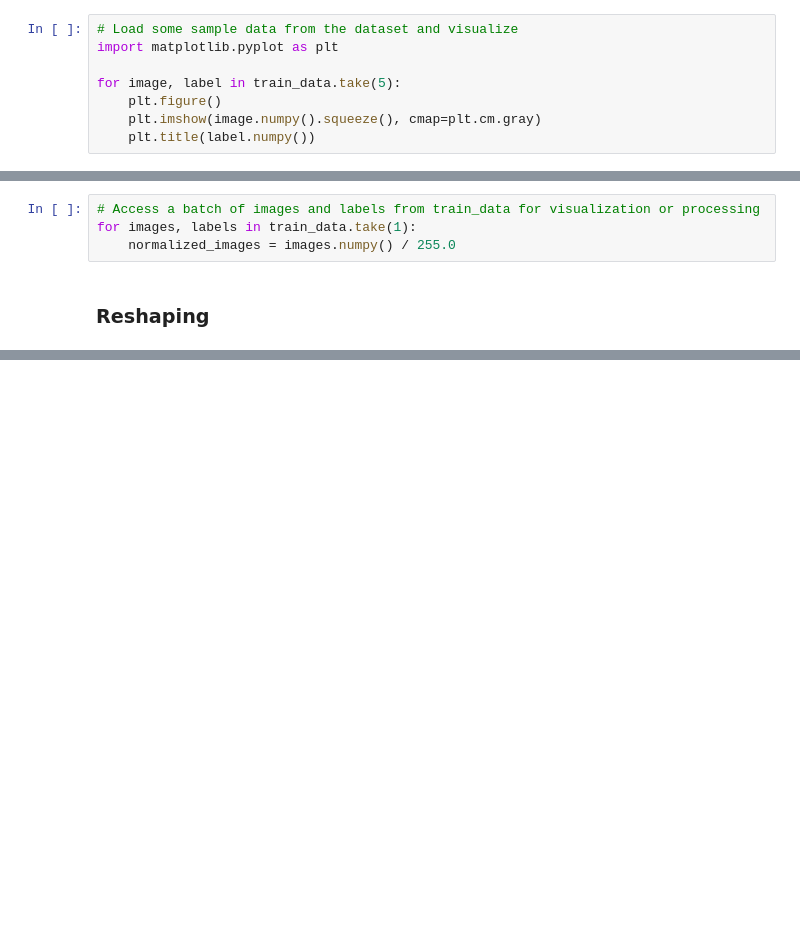
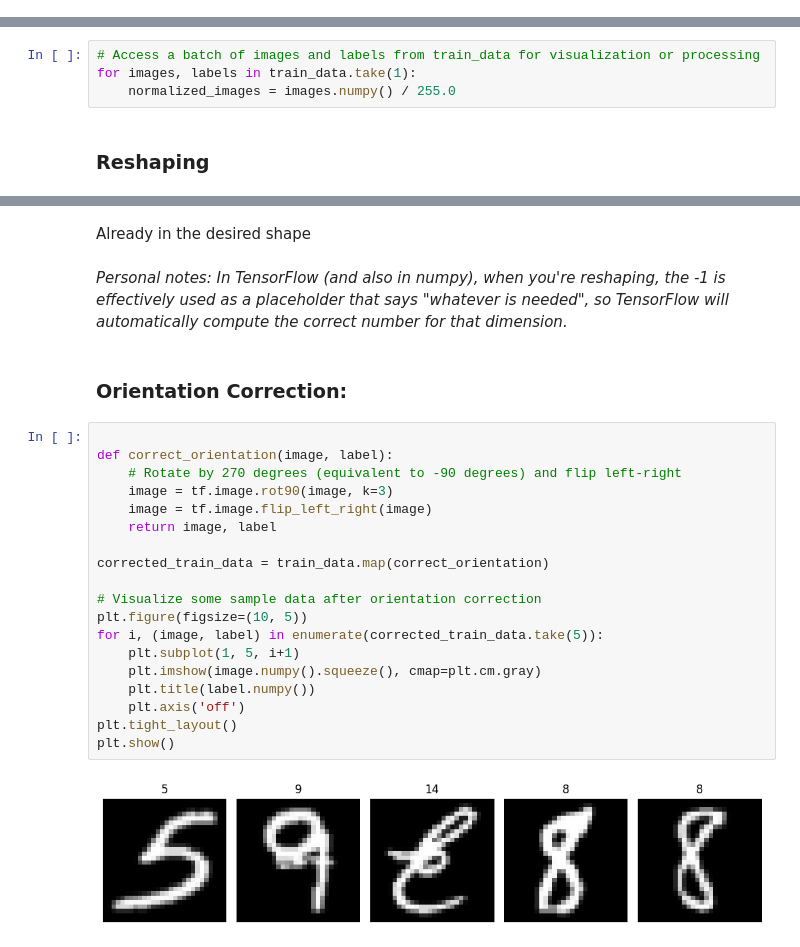
Before and after one commit to DilrajS/ClipText, a Jupyter notebook: Optical_Character_Recognition.ipynb, the cells around one changed output, grey strips where cells are left out. Saved outputs shown, nothing was run; the diff lists cells and outputs as text; blank space fills up the shorter version.

```diff
--- a/Optical_Character_Recognition.ipynb
+++ b/Optical_Character_Recognition.ipynb
@@ -48,8 +71,0 @@ Dataset emnist downloaded and prepared to /root/tensorflow_datasets/emnist/bycla
-# %%
-# Load some sample data from the dataset and visualize
-import matplotlib.pyplot as plt
-
-for image, label in train_data.take(5):
-    plt.figure()
-    plt.imshow(image.numpy().squeeze(), cmap=plt.cm.gray)
-    plt.title(label.numpy())
@@ -91,0 +116,27 @@ for images, labels in train_data.take(1):
+# %% [markdown]
+Already in the desired shape
+# %% [markdown]
+*Personal notes: In TensorFlow (and also in numpy), when you're reshaping, the -1 is effectively used as a placeholder that says "whatever is needed", so TensorFlow will automatically compute the correct number for that dimension.*
+# %% [markdown]
+### Orientation Correction:
+# %%
+
+def correct_orientation(image, label):
+    # Rotate by 270 degrees (equivalent to -90 degrees) and flip left-right
+    image = tf.image.rot90(image, k=3)
+    image = tf.image.flip_left_right(image)
+    return image, label
+
+corrected_train_data = train_data.map(correct_orientation)
+
+# Visualize some sample data after orientation correction
+plt.figure(figsize=(10, 5))
+for i, (image, label) in enumerate(corrected_train_data.take(5)):
+    plt.subplot(1, 5, i+1)
+    plt.imshow(image.numpy().squeeze(), cmap=plt.cm.gray)
+    plt.title(label.numpy())
+    plt.axis('off')
+plt.tight_layout()
+plt.show()
+# %% [output]
+[figure, added]
```
Also changed, not shown: parts of 11 cells of this notebook.
